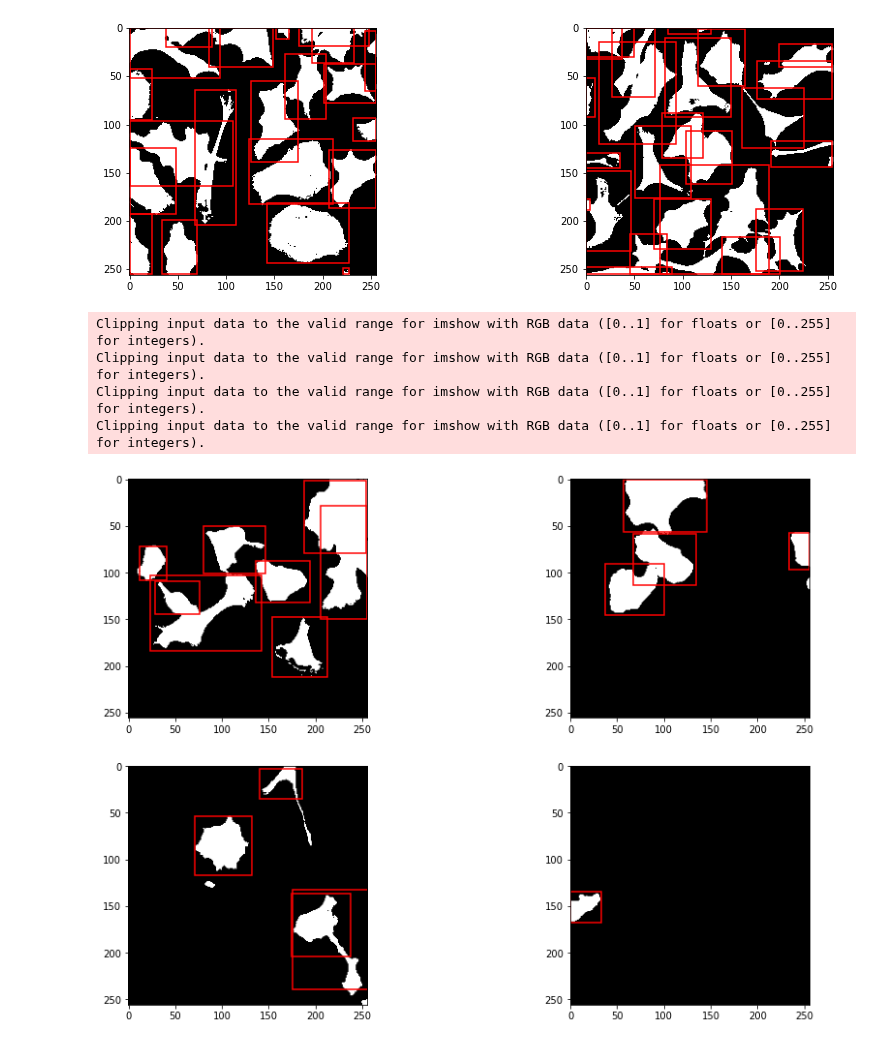
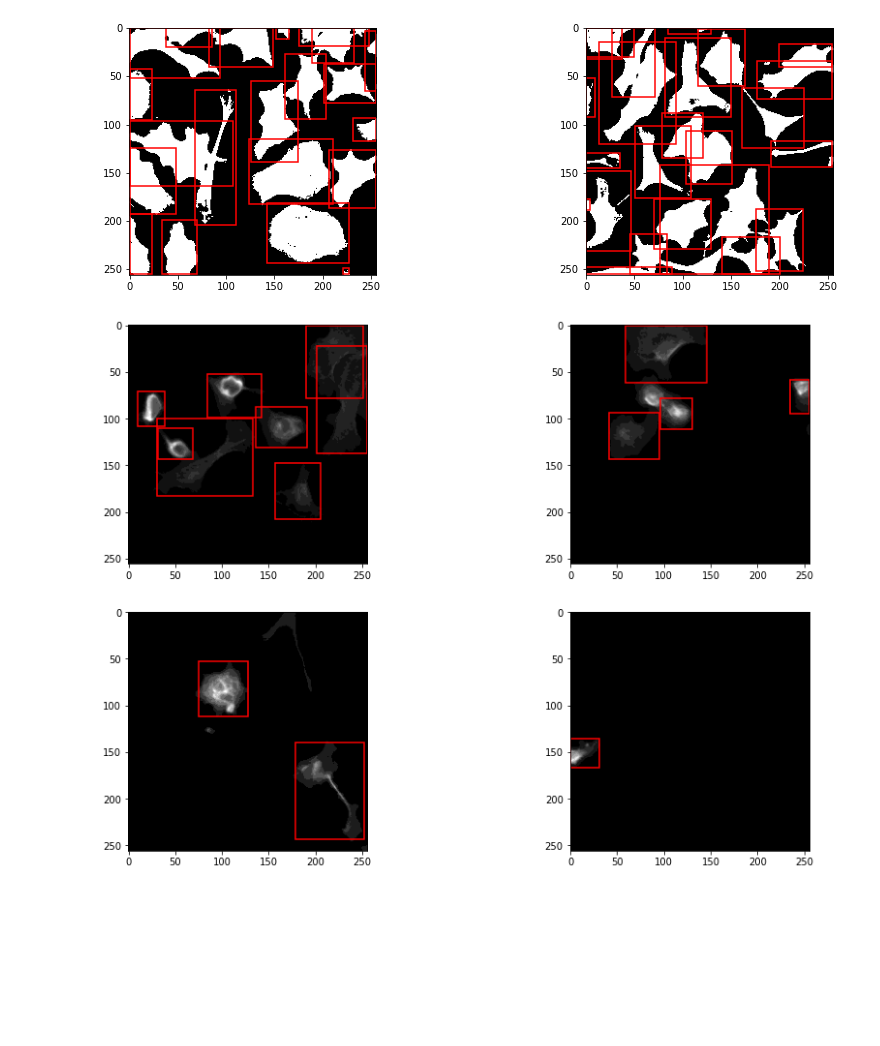
Before and after one commit to ego-alt/segmentation-from-scratch, a Jupyter notebook: instance_seg.ipynb, the cells around one changed output. Saved outputs shown, nothing was run; the diff lists cells and outputs as text; code cells hidden in the pictures; blank space fills up the shorter version.

```diff
--- a/instance_seg.ipynb
+++ b/instance_seg.ipynb
@@ -216,13 +216,13 @@ def instance_segmentation(num_classes):
 # %%
 device = torch.device('cuda') if torch.cuda.is_available() else torch.device('cpu')
 
-epochs = 10
+epochs = 20
 num_classes = 2  # "is cell" or "not cell"
 model = instance_segmentation(num_classes)
 model.to(device)
 
 params = [p for p in model.parameters() if p.requires_grad]
-optimizer = torch.optim.SGD(params, lr=0.005)
+optimizer = torch.optim.SGD(params, lr=0.005, momentum=0.6, weight_decay=0.001)
 lr_scheduler = torch.optim.lr_scheduler.OneCycleLR(optimizer,
                                                    max_lr=0.05,
                                                    steps_per_epoch=len(train),
@@ -250,7 +250,9 @@ class ImageTest:
             i = self.transform(i).to(device)
             boxes, classes, masks = self.run_model(model, i, conf)
             ax = figure.add_subplot(2, 2, ind + 1)
-            ax.imshow(self.from_gpu(i).transpose((1,2,0)) * 255)
+            image = self.from_gpu(i).transpose(1,2,0)
+            image = Image.fromarray(np.uint8(image * 255)).convert('L')
+            ax.imshow(image, cmap='gray')
             self.show_boxes(boxes, ax)
 
     def show_boxes(self, boxes, ax):
@@ -284,10 +286,6 @@ class ImageTest:
         return tensor.detach().cpu().numpy()
 # %%
 testone = ImageTest(w1[96:100])
-testone.main(model, 0.70)
+testone.main(model, 0.90)
 # %% [output]
-Clipping input data to the valid range for imshow with RGB data ([0..1] for floats or [0..255] for integers).
-Clipping input data to the valid range for imshow with RGB data ([0..1] for floats or [0..255] for integers).
-Clipping input data to the valid range for imshow with RGB data ([0..1] for floats or [0..255] for integers).
-Clipping input data to the valid range for imshow with RGB data ([0..1] for floats or [0..255] for integers).
-[figure, old version]
+[figure, new version]
```
